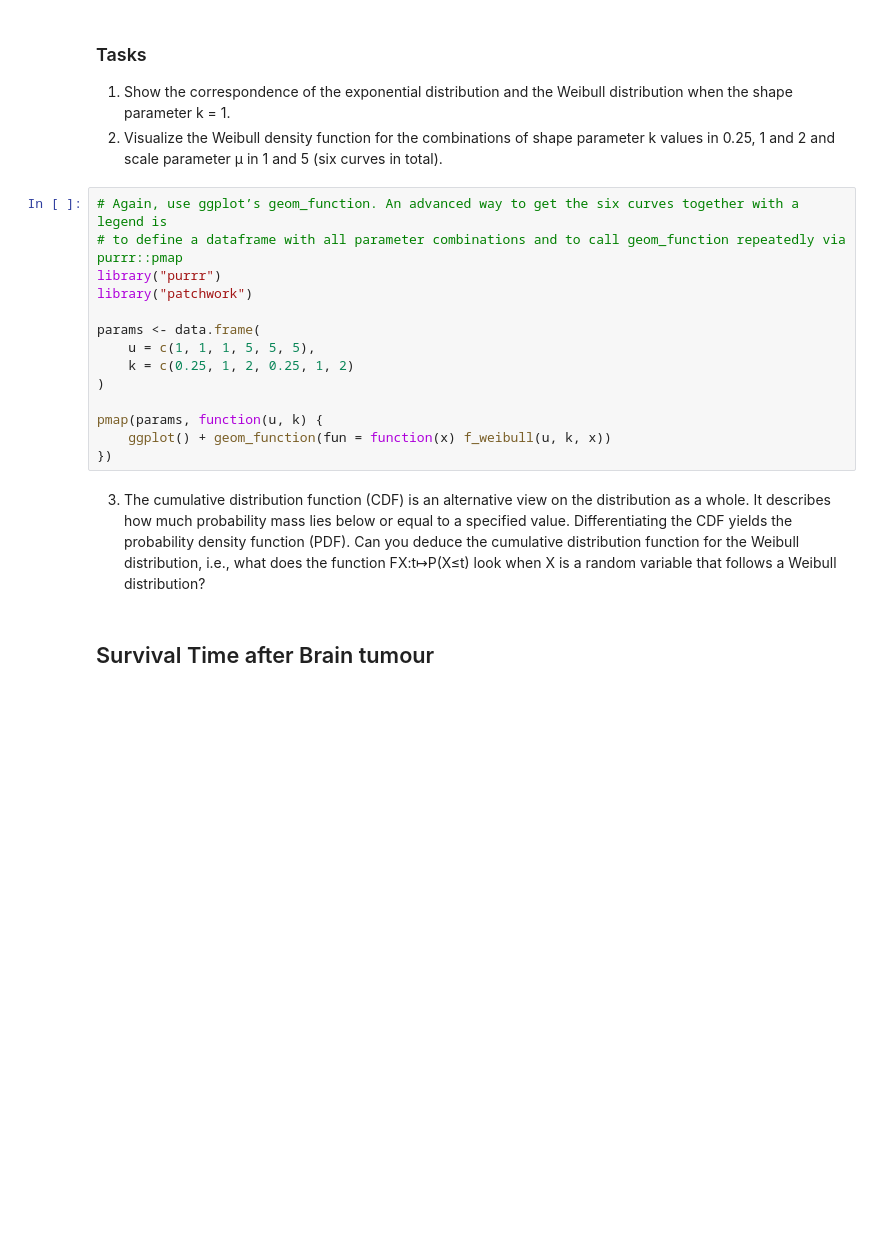
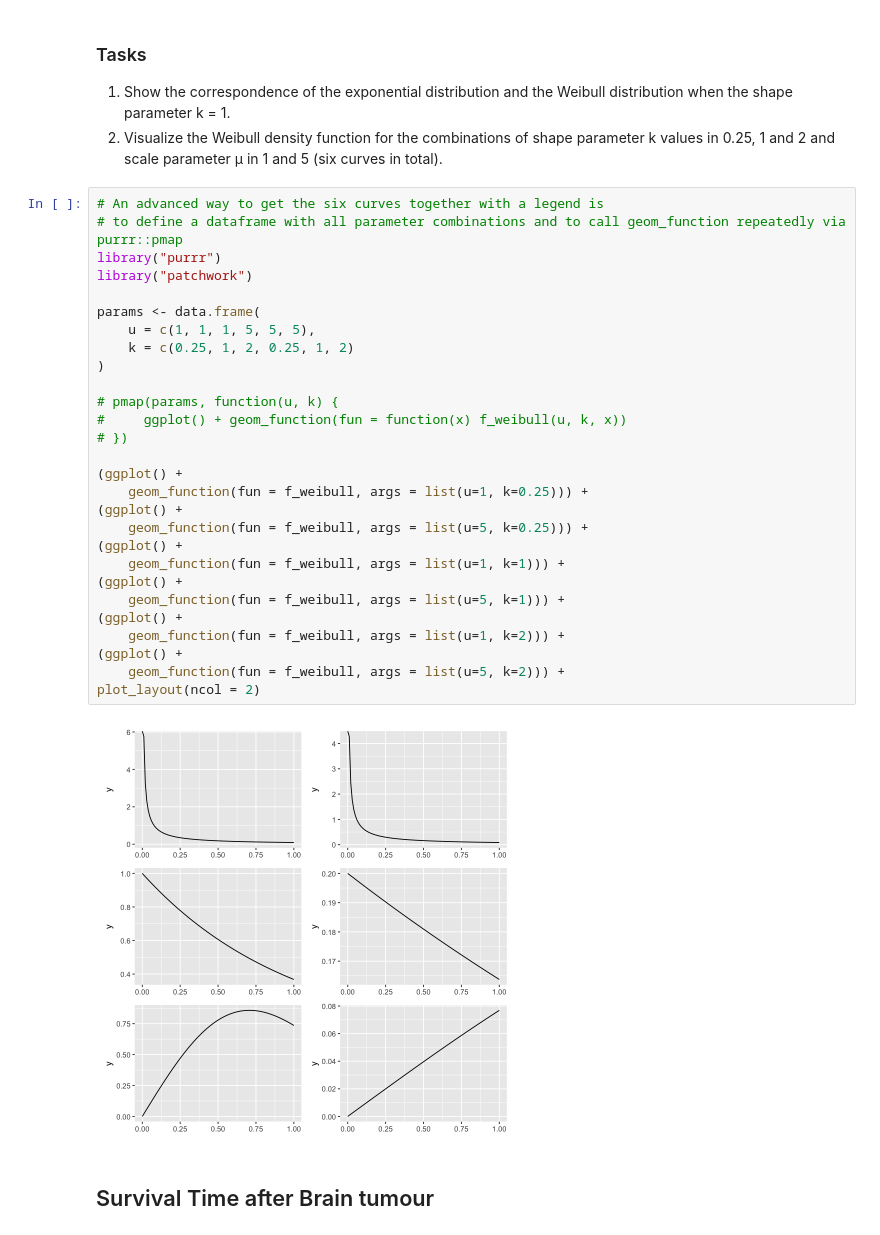
Before and after one commit to zrthxn/spedex, a Jupyter notebook: S4 - Significance.ipynb, the cells around one changed output. Saved outputs shown, nothing was run; the diff lists cells and outputs as text; blank space fills up the shorter version.

```diff
--- a/S4 - Significance.ipynb
+++ b/S4 - Significance.ipynb
@@ -19,23 +26,35 @@ ggplot() +
 1. Show the correspondence of the exponential distribution and the Weibull distribution when the shape parameter k = 1.
 2. Visualize the Weibull density function for the combinations of shape parameter k values in 0.25, 1 and 2 and scale parameter μ in 1 and 5 (six curves in total).
 # %%
-# Again, use ggplot’s geom_function. An advanced way to get the six curves together with a legend is
+# An advanced way to get the six curves together with a legend is
 # to define a dataframe with all parameter combinations and to call geom_function repeatedly via purrr::pmap
 library("purrr")
 library("patchwork")
 
 params <- data.frame(
     u = c(1, 1, 1, 5, 5, 5),
     k = c(0.25, 1, 2, 0.25, 1, 2)
 )
 
-pmap(params, function(u, k) {
-    ggplot() + geom_function(fun = function(x) f_weibull(u, k, x))
-})
+# pmap(params, function(u, k) {
+#     ggplot() + geom_function(fun = function(x) f_weibull(u, k, x))
+# })
+
+(ggplot() +
+    geom_function(fun = f_weibull, args = list(u=1, k=0.25))) +
+(ggplot() +
+    geom_function(fun = f_weibull, args = list(u=5, k=0.25))) +
+(ggplot() +
+    geom_function(fun = f_weibull, args = list(u=1, k=1))) +
+(ggplot() +
+    geom_function(fun = f_weibull, args = list(u=5, k=1))) +
+(ggplot() +
+    geom_function(fun = f_weibull, args = list(u=1, k=2))) +
+(ggplot() +
+    geom_function(fun = f_weibull, args = list(u=5, k=2))) +
+plot_layout(ncol = 2)
+# %% [output]
+[figure, added]
-# %% [markdown]
-3. The cumulative distribution function (CDF) is an alternative view on the distribution as a whole. It describes how much probability mass lies below or equal to a specified value. Differentiating the CDF yields the probability density function (PDF). Can you deduce the cumulative distribution function for the Weibull distribution, i.e., what does the function FX:t↦P(X≤t)
- look when X
- is a random variable that follows a Weibull distribution?
 # %% [markdown]
 ## Survival Time after Brain tumour
 # %%
```
Also changed, not shown: parts of 22 cells of this notebook, 2 other files.
